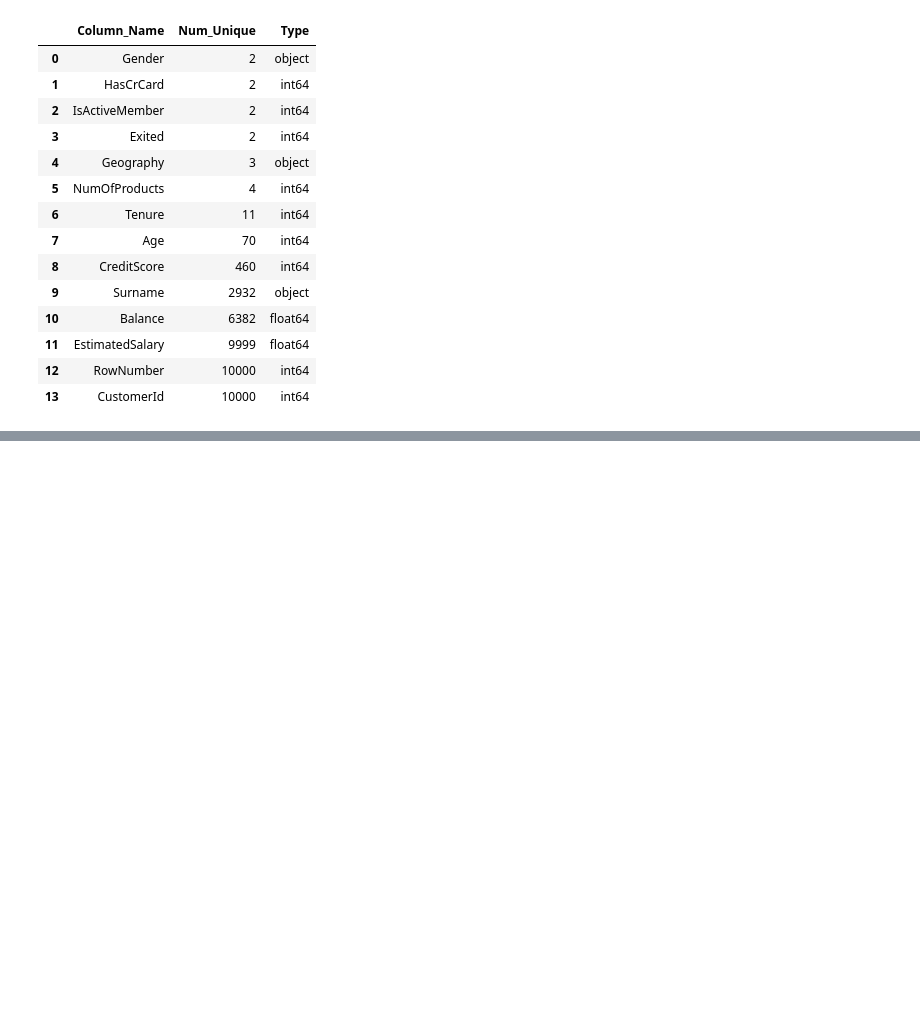
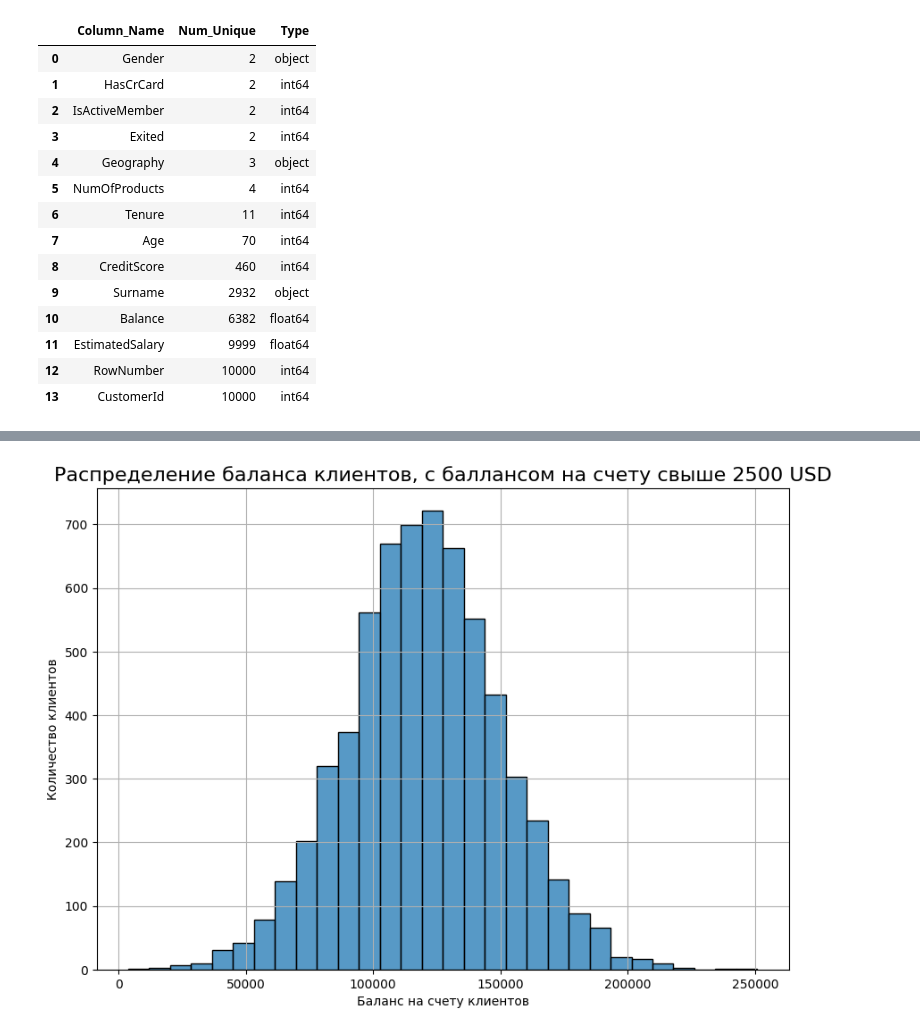
Before and after one commit to PavelALA/granit, a Jupyter notebook: DataScience/Блок1/Module Python13. Визуализация данных/Unit 9. Закрепление знаний.ipynb, the cells around one changed output, grey strips where cells are left out. Drawn from its saved outputs; the diff is of its cells as text; code cells hidden in the pictures; blank space fills up the shorter version.

```diff
--- a/DataScience/Блок1/Module Python13. Визуализация данных/Unit 9. Закрепление знаний.ipynb
+++ b/DataScience/Блок1/Module Python13. Визуализация данных/Unit 9. Закрепление знаний.ipynb
@@ -134,0 +131,15 @@ barplot.grid(True)
+# %%
+histogramm_data = churn_df[churn_df['Balance']>2500]
+
+fig = plt.figure(figsize=(10,7))
+histogramm = sns.histplot(
+    data=histogramm_data,
+    x='Balance',
+    bins = 30
+)
+histogramm.set_title('Распределение баланса клиентов, с баллансом на счету свыше 2500 USD',fontsize =16)
+histogramm.set_xlabel('Баланс на счету клиентов')
+histogramm.set_ylabel('Количество клиентов')
+histogramm.grid()
+# %% [output]
+[figure, added]
```
Also changed, not shown: parts of 14 cells of this notebook, 2 other files.
